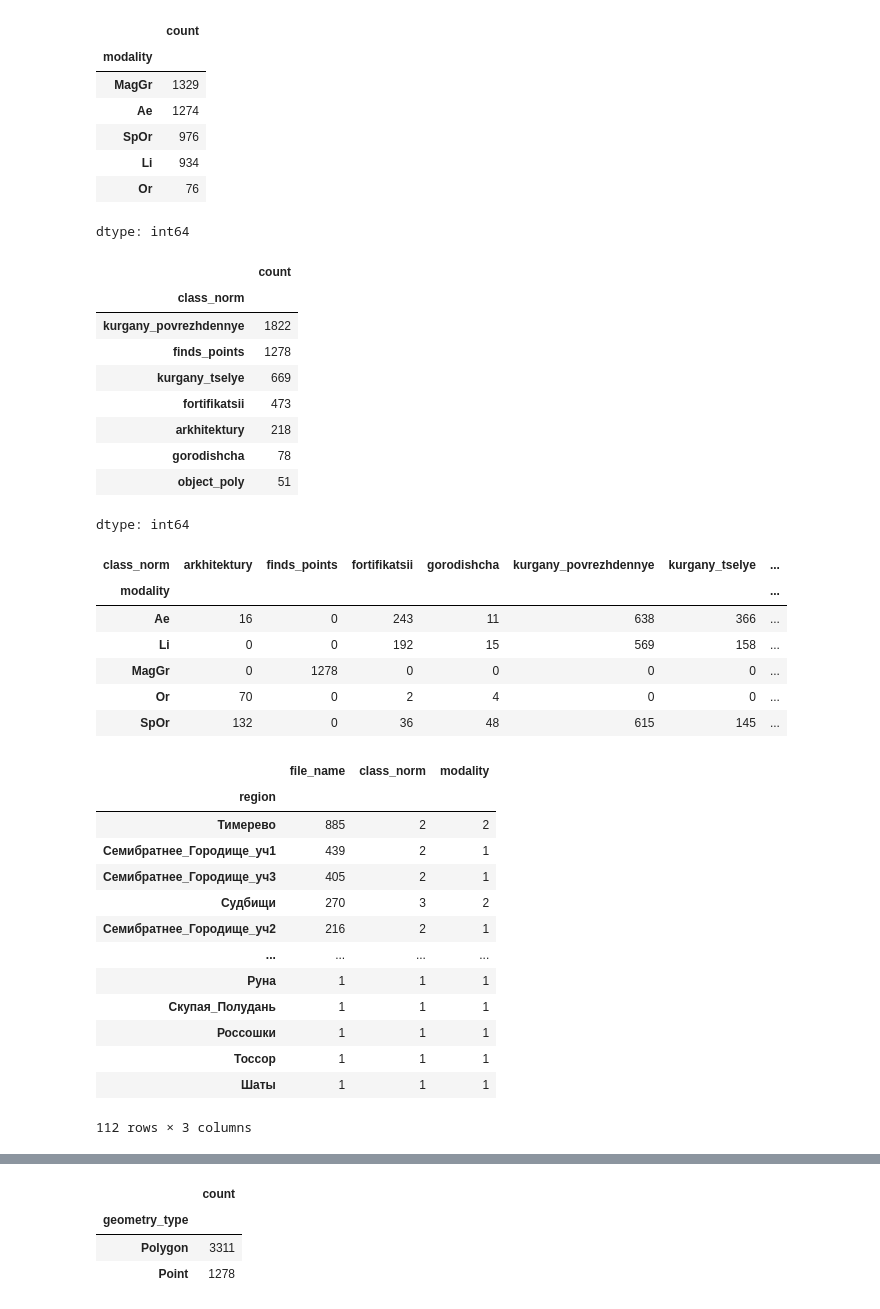
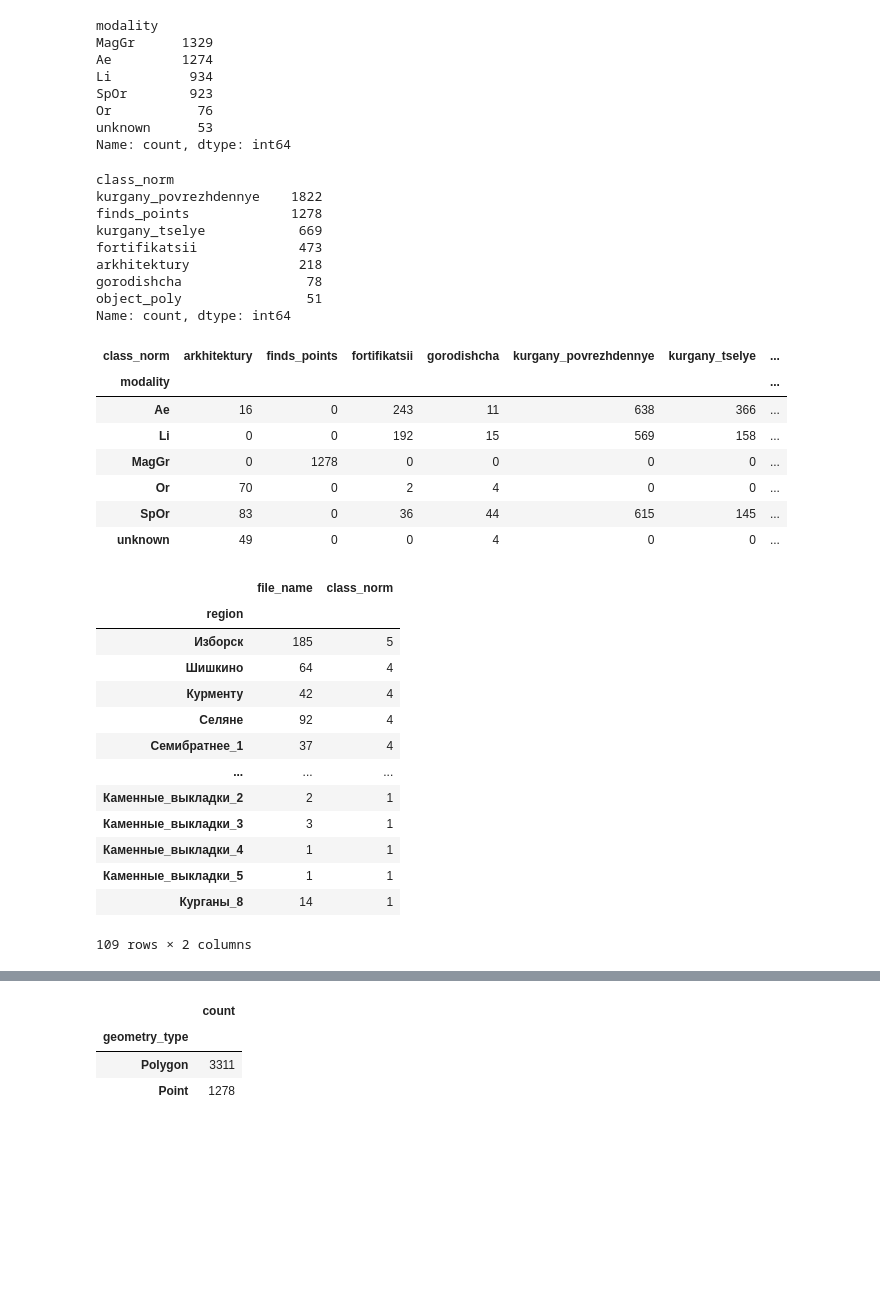
Before and after one commit to MataNerdy/Geodata_Archaeology_CV, a Jupyter notebook: notebooks/EDA_geodata.ipynb, the cells around one changed output, grey strips where cells are left out. Cells and saved outputs as stored; diff of their text form; code cells hidden in the pictures; blank space fills up the shorter version.

```diff
--- a/notebooks/EDA_geodata.ipynb
+++ b/notebooks/EDA_geodata.ipynb
@@ -1,7 +1,7 @@
 # %%
 import pandas as pd
 
-df = pd.read_csv('/Users/Di/Documents/Новая папка/Geodata/EDA/objects_registry.csv')
+df = pd.read_csv('/Users/Di/Documents/GitHub/My projects/Geodata_Archaeology_CV/docs/objects_registry.csv')
 # %%
 df
 # %% [output]
@@ -43,27 +41,26 @@ dtype: int64
 # %%
 df["modality"].value_counts()
 # %% [output]
-|  | count |
-| modality |  |
-| MagGr | 1329 |
-| Ae | 1274 |
-| SpOr | 976 |
-| Li | 934 |
-| Or | 76 |
-dtype: int64
+modality
+MagGr      1329
+Ae         1274
+Li          934
+SpOr        923
+Or           76
+unknown      53
+Name: count, dtype: int64
 # %%
 df["class_norm"].value_counts()
 # %% [output]
-|  | count |
-| class_norm |  |
-| kurgany_povrezhdennye | 1822 |
-| finds_points | 1278 |
-| kurgany_tselye | 669 |
-| fortifikatsii | 473 |
-| arkhitektury | 218 |
-| gorodishcha | 78 |
-| object_poly | 51 |
-dtype: int64
+class_norm
+kurgany_povrezhdennye    1822
+finds_points             1278
+kurgany_tselye            669
+fortifikatsii             473
+arkhitektury              218
+gorodishcha                78
+object_poly                51
+Name: count, dtype: int64
 # %%
 pd.crosstab(df["modality"], df["class_norm"])
 # %% [output]
@@ -73,28 +70,28 @@ pd.crosstab(df["modality"], df["class_norm"])
 | Li | 0 | 0 | 192 | 15 | 569 | 158 | ... |
 | MagGr | 0 | 1278 | 0 | 0 | 0 | 0 | ... |
 | Or | 70 | 0 | 2 | 4 | 0 | 0 | ... |
-| SpOr | 132 | 0 | 36 | 48 | 615 | 145 | ... |
+| SpOr | 83 | 0 | 36 | 44 | 615 | 145 | ... |
+| unknown | 49 | 0 | 0 | 4 | 0 | 0 | ... |
 # %%
 df.groupby("region").agg({
     "file_name": "count",
     "class_norm": "nunique",
-    "modality": "nunique"
-}).sort_values("file_name", ascending=False)
+}).sort_values("class_norm", ascending=False)
 # %% [output]
-|  | file_name | class_norm | modality |
-| region |  |  |  |
-| Тимерево | 885 | 2 | 2 |
-| Семибратнее_Городище_уч1 | 439 | 2 | 1 |
-| Семибратнее_Городище_уч3 | 405 | 2 | 1 |
-| Судбищи | 270 | 3 | 2 |
-| Семибратнее_Городище_уч2 | 216 | 2 | 1 |
-| ... | ... | ... | ... |
-| Руна | 1 | 1 | 1 |
-| Скупая_Полудань | 1 | 1 | 1 |
-| Россошки | 1 | 1 | 1 |
-| Тоссор | 1 | 1 | 1 |
-| Шаты | 1 | 1 | 1 |
+|  | file_name | class_norm |
+| region |  |  |
+| Изборск | 185 | 5 |
+| Шишкино | 64 | 4 |
+| Курменту | 42 | 4 |
+| Селяне | 92 | 4 |
+| Семибратнее_1 | 37 | 4 |
+| ... | ... | ... |
+| Каменные_выкладки_2 | 2 | 1 |
+| Каменные_выкладки_3 | 3 | 1 |
+| Каменные_выкладки_4 | 1 | 1 |
+| Каменные_выкладки_5 | 1 | 1 |
+| Курганы_8 | 14 | 1 |
-112 rows × 3 columns
+109 rows × 2 columns
 # %%
 df.groupby("class_norm")["area_m2"].describe()
 # %% [output]
```
Also changed, not shown: parts of 3 cells of this notebook, 26 other files.
